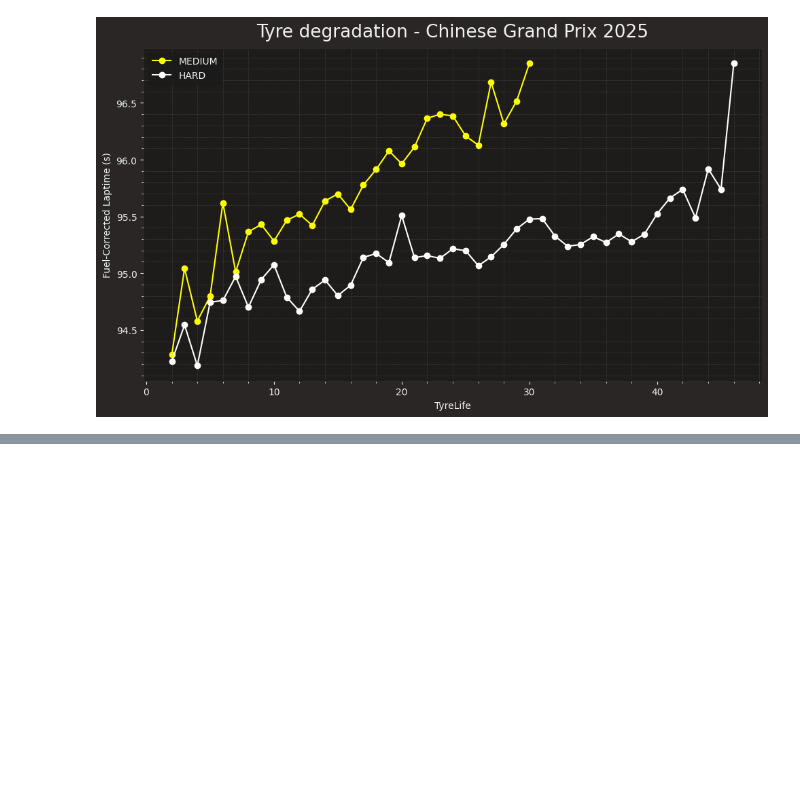
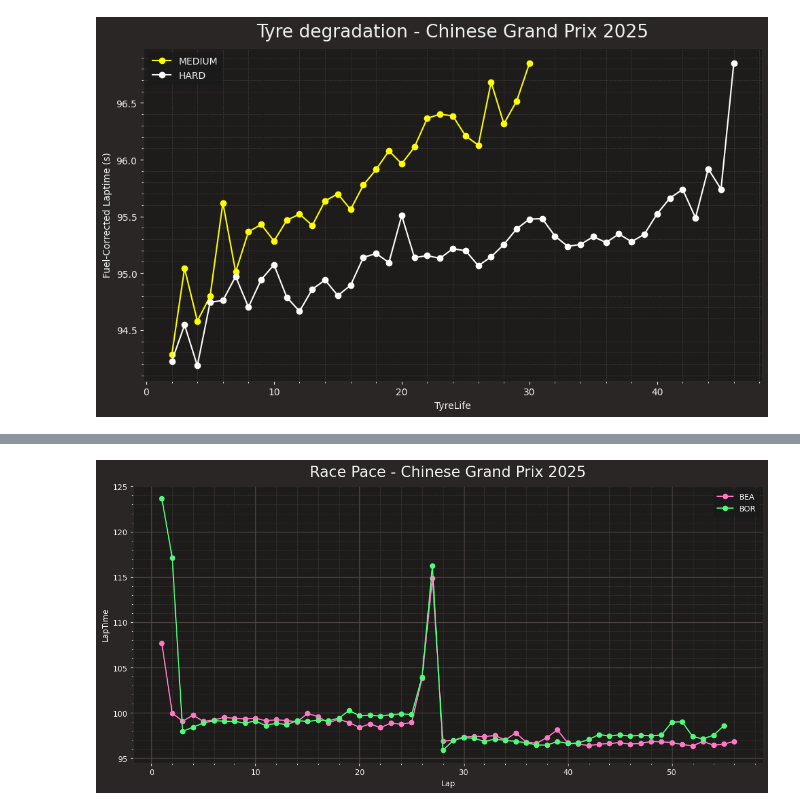
Before and after one commit to ThallesNonato1123/F1, a Jupyter notebook: 2025/GP China/race.ipynb, the cells around one changed output, grey strips where cells are left out. Saved outputs shown, nothing was run; the diff lists cells and outputs as text; code cells hidden in the pictures; blank space fills up the shorter version.

```diff
--- a/2025/GP China/race.ipynb
+++ b/2025/GP China/race.ipynb
@@ -58,0 +88,4 @@ china_race.position_changes()
+# %%
+china_race.plot_race_pace(drivers=["BEA", "BOR"])
+# %% [output]
+[figure, added]
```
Also changed, not shown: parts of 6 cells of this notebook, 2 other files.
